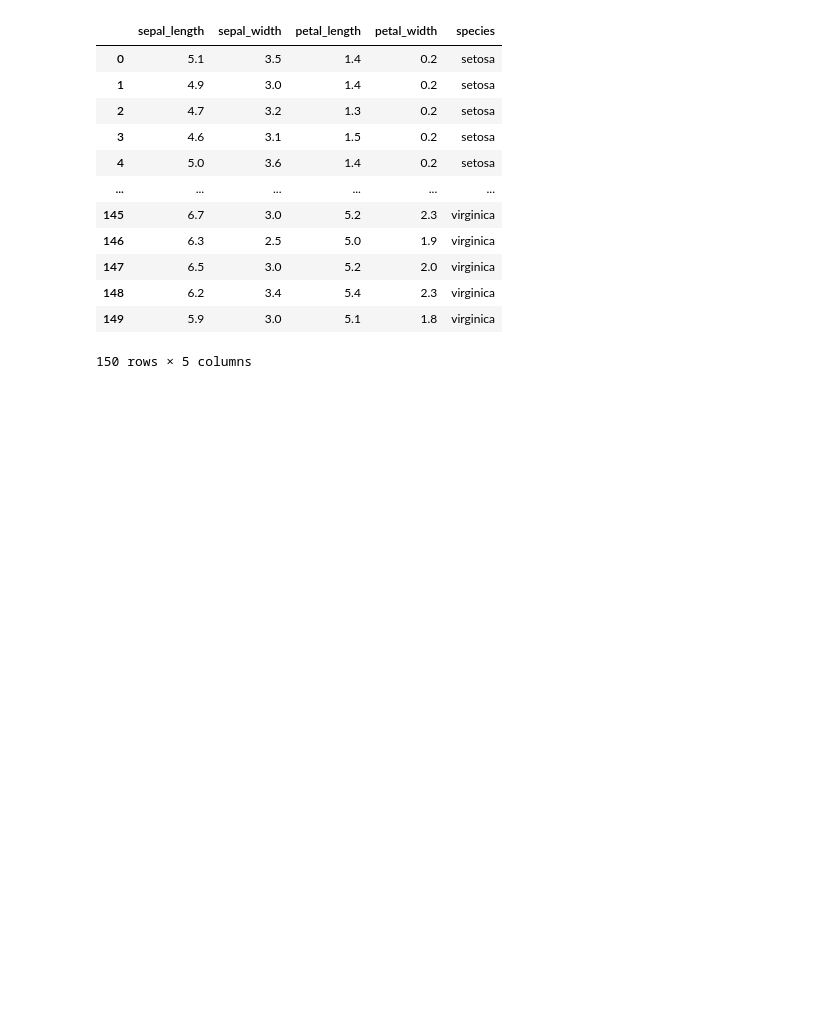
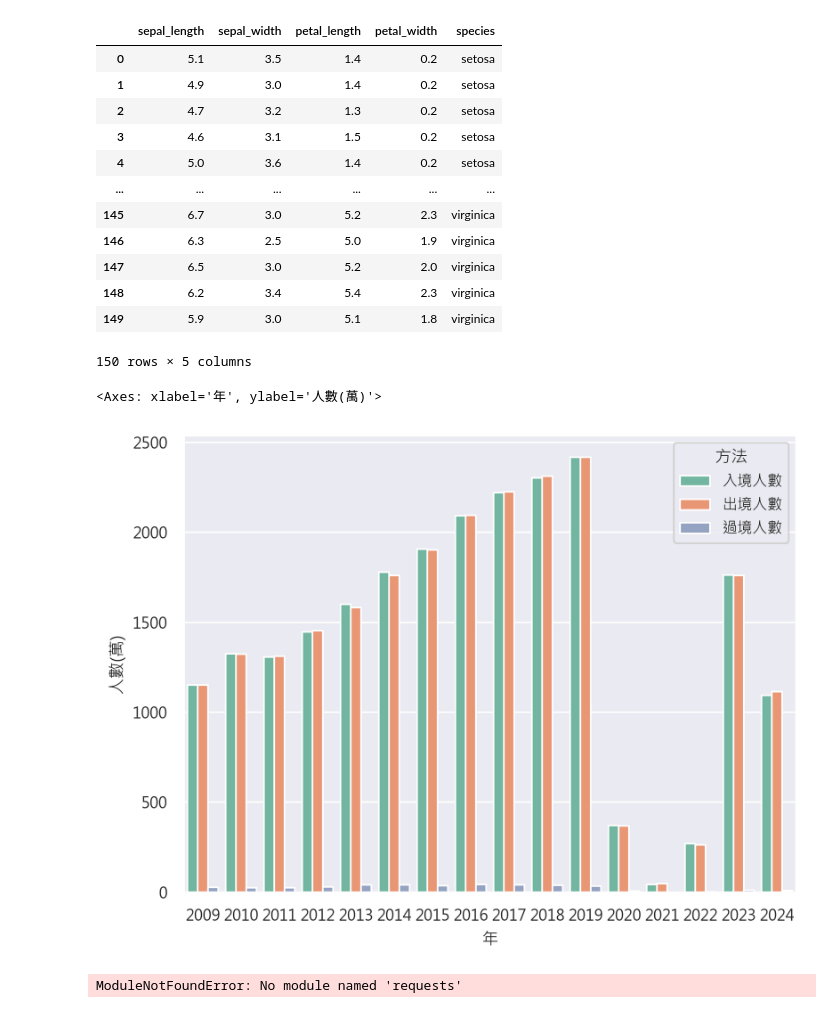
Before and after one commit to NaxChang/study_plan, a Jupyter notebook: lesson0805/lesson0805.ipynb, the cells around one changed output. Cells and saved outputs as stored; diff of their text form; code cells hidden in the pictures; blank space fills up the shorter version.

```diff
--- a/lesson0805/lesson0805.ipynb
+++ b/lesson0805/lesson0805.ipynb
@@ -20,3 +20,53 @@ data
 | 148 | 6.2 | 3.4 | 5.4 | 2.3 | virginica |
 | 149 | 5.9 | 3.0 | 5.1 | 1.8 | virginica |
 150 rows × 5 columns
+# %%
+import requests
+import pandas as pd
+import seaborn as sns
+
+sns.set_theme(rc={'figure.dpi':300, 'font.sans-serif': 'Microsoft JhengHei'}, font_scale=0.8, palette='Set2')
+url = 'https://www.taoyuan-airport.com/api/api/statistics/passenger/year'
+
+payload = {"type":["入境","出境","過境"],
+           "query":"new"}
+
+resp = requests.post( url, data=payload )
+df = pd.read_json( resp.text )
+df.columns = ['年', '入境人數','出境人數','過境人數','totle']
+
+df = df.drop('totle',axis=1)
+
+df_long = df.melt(id_vars='年', var_name='方法', value_name='人數')
+df_long['人數(萬)'] = df_long['人數']/10000
+sns.barplot(data=df_long, x='年', y='人數(萬)', hue='方法')
+# %% [output]
+<Axes: xlabel='年', ylabel='人數(萬)'>
+[figure, added]
+# %%
+import requests
+import pandas as pd
+import seaborn as sns
+
+sns.set_theme(
+    rc={"figure.dpi": 300, "font.sans-serif": "Microsoft JhengHei"},
+    font_scale=0.8,
+    palette="Set2",
+)
+url = "https://www.taoyuan-airport.com/api/api/statistics/passenger/year"
+
+payload = {"type": ["入境", "出境", "過境"], "query": "new"}
+
+resp = requests.post(url, data=payload)
+df = pd.read_json(resp.text)
+df.columns = ["年", "入境人數", "出境人數", "過境人數", "totle"]
+
+df = df.drop("totle", axis=1)
+
+df = df.set_index("年")
+df["入境人數"] /= 10000  # df['入境人數'] = df['入境人數']/10000
+df["出境人數"] /= 10000
+df["過境人數"] /= 10000
+df.plot.bar(ylabel="人數(萬)", title="桃園機場近幾年出入境人數統計圖")
+# %% [output]
+ModuleNotFoundError: No module named 'requests'
```
Also changed, not shown: 3 other files.
